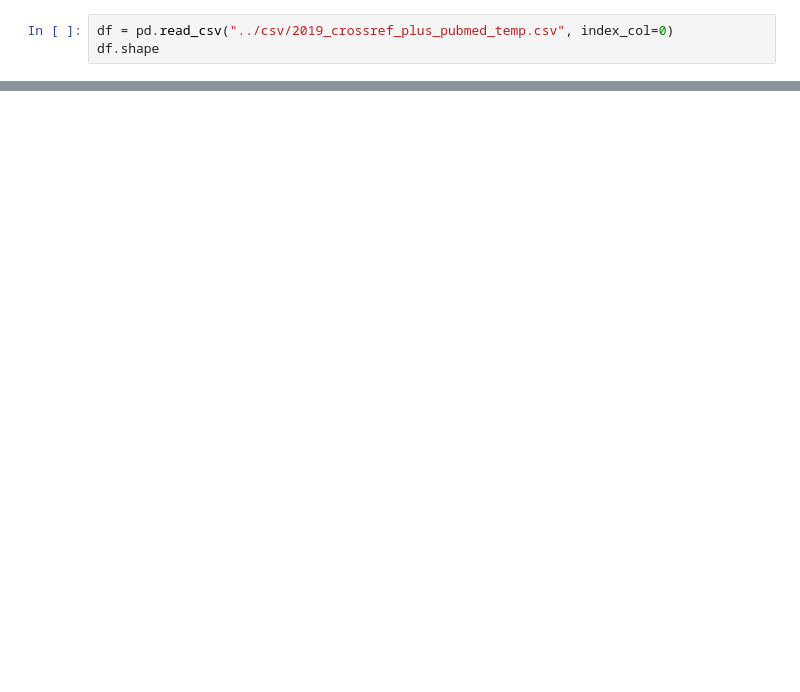
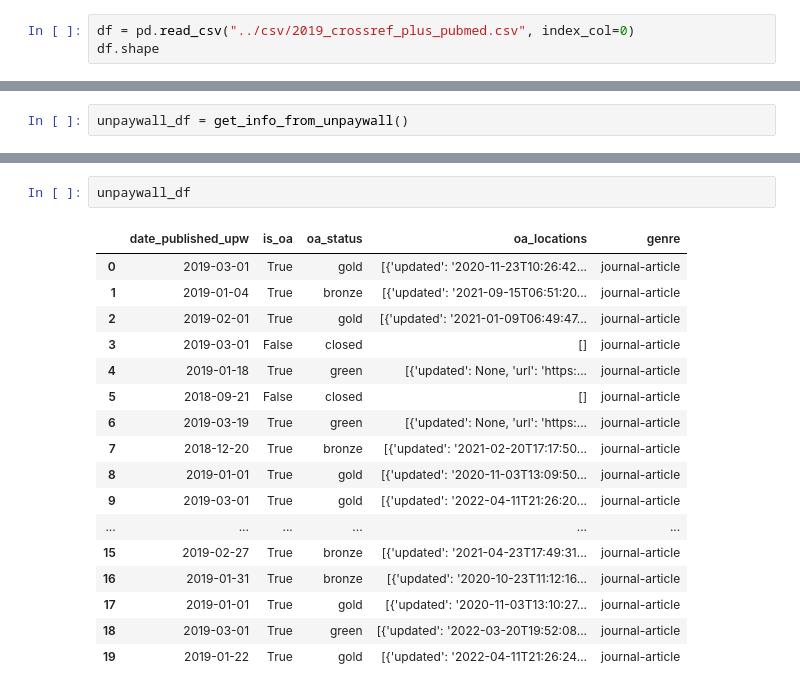
Before and after one commit to yiwen-h/nhs_oa, a Jupyter notebook: notebooks/Unpaywall.ipynb, the cells around one changed output, grey strips where cells are left out. Drawn from its saved outputs; the diff is of its cells as text; blank space fills up the shorter version.

Commit message:
added crossref info and tested unpaywall function

```diff
--- a/notebooks/Unpaywall.ipynb
+++ b/notebooks/Unpaywall.ipynb
@@ -4,4 +6,4 @@ import time
 # %%
-df = pd.read_csv("../csv/2019_crossref_plus_pubmed_temp.csv", index_col=0)
+df = pd.read_csv("../csv/2019_crossref_plus_pubmed.csv", index_col=0)
 df.shape
 # %% [output]
@@ -94,0 +112,2 @@ def get_info_from_unpaywall(df = df):
+# %%
+unpaywall_df = get_info_from_unpaywall()
@@ -94,0 +117,20 @@ def get_info_from_unpaywall(df = df):
+# %%
+unpaywall_df
+# %% [output]
+|  | date_published_upw | is_oa | oa_status | oa_locations | genre |
+| 0 | 2019-03-01 | True | gold | [{'updated': '2020-11-23T10:26:42... | journal-article |
+| 1 | 2019-01-04 | True | bronze | [{'updated': '2021-09-15T06:51:20... | journal-article |
+| 2 | 2019-02-01 | True | gold | [{'updated': '2021-01-09T06:49:47... | journal-article |
+| 3 | 2019-03-01 | False | closed | [] | journal-article |
+| 4 | 2019-01-18 | True | green | [{'updated': None, 'url': 'https:... | journal-article |
+| 5 | 2018-09-21 | False | closed | [] | journal-article |
+| 6 | 2019-03-19 | True | green | [{'updated': None, 'url': 'https:... | journal-article |
+| 7 | 2018-12-20 | True | bronze | [{'updated': '2021-02-20T17:17:50... | journal-article |
+| 8 | 2019-01-01 | True | gold | [{'updated': '2020-11-03T13:09:50... | journal-article |
+| 9 | 2019-03-01 | True | gold | [{'updated': '2022-04-11T21:26:20... | journal-article |
+| ... | ... | ... | ... | ... | ... |
+| 15 | 2019-02-27 | True | bronze | [{'updated': '2021-04-23T17:49:31... | journal-article |
+| 16 | 2019-01-31 | True | bronze | [{'updated': '2020-10-23T11:12:16... | journal-article |
+| 17 | 2019-01-01 | True | gold | [{'updated': '2020-11-03T13:10:27... | journal-article |
+| 18 | 2019-03-01 | True | green | [{'updated': '2022-03-20T19:52:08... | journal-article |
+| 19 | 2019-01-22 | True | gold | [{'updated': '2022-04-11T21:26:24... | journal-article |
```
Also changed, not shown: parts of 6 cells of this notebook, 12 other files.
